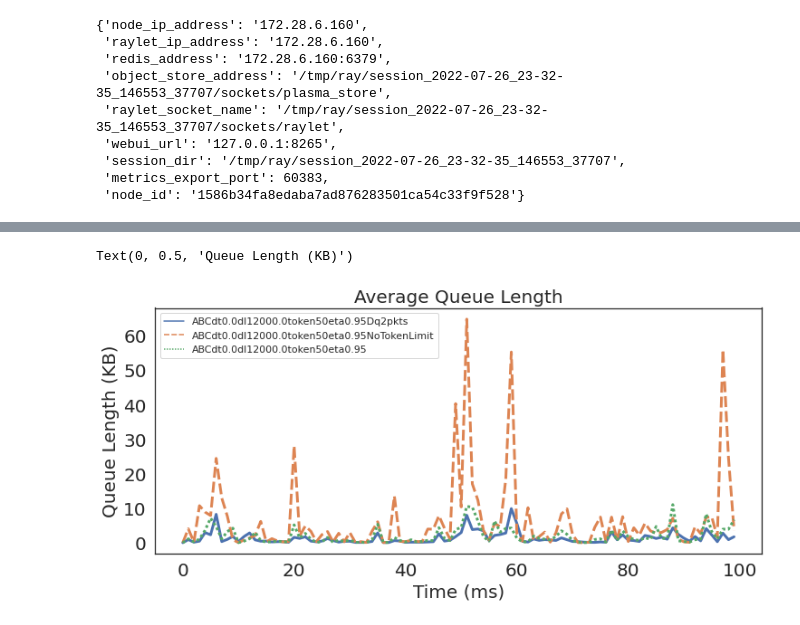
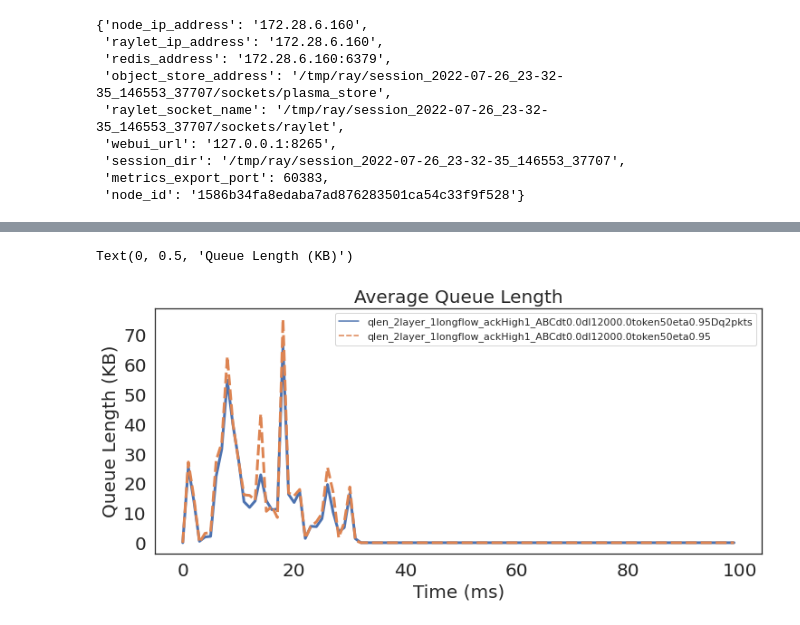
Before and after one commit to cxyzhao/High-Precision-Congestion-Control, a Jupyter notebook: cc_exp_ctrl.ipynb, the cells around one changed output, grey strips where cells are left out. Saved outputs shown, nothing was run; the diff lists cells and outputs as text; code cells hidden in the pictures.

```diff
--- a/cc_exp_ctrl.ipynb
+++ b/cc_exp_ctrl.ipynb
@@ -361,15 +392,17 @@ def get_avg_qlen(df):
 
 qlen_dir = "/home/cxyzhao/High-Precision-Congestion-Control/simulation/mix/"
 
-prefix = "qlen_2layer_FbHdp_distribution_n64_load0.6_t0.1_incast0_pattern0_ackHigh1_"
+
+prefix = "qlen_" + common_prefix + "_"
 qlen_name_lst = []
 for cc in configlst_to_namelst(cc_config_lst):
     qlen_name_lst.append(prefix+cc)
 
 df =pd.DataFrame()
+name_start_pos = 0
 for qlen_name in qlen_name_lst:
     qlen_file = qlen_dir + qlen_name + ".txt"
-    cc_name  = qlen_name[74:]
+    cc_name  = qlen_name[name_start_pos:]
     port_to_qlenDist = {}
     with open(qlen_file) as f:
         lines =f.readlines()
@@ -380,35 +413,35 @@ for qlen_name in qlen_name_lst:
                 lst = line.split()
                 lst = [int(i) for i in lst]
                 name = "switch{}port{}".format(lst[0], lst[1])
                 if name not in port_to_qlenDist.keys():
                     port_to_qlenDist[name] = []
                 port_to_qlenDist[name].append(lst[2:])
 
-    avg_qlen = get_avg_qlen(pd.DataFrame(port_to_qlenDist["switch64port20"]).T)
+    avg_qlen = get_avg_qlen(pd.DataFrame(port_to_qlenDist["switch64port2"]).T)
     avg_qlen.columns = [cc_name]
     df = pd.concat([df, avg_qlen])
 
 sns.set(rc={'figure.figsize':(12,5)})
 sns.set_style('white')
 
 #g.set_yticks([5000 * (i+1) for i in range(8)])
 
 #g.set_yticklabels(g.get_yticks(), size=20)
 plt.yticks(fontsize=20)
 plt.xticks(fontsize=20)
 
 df.columns = [single_str_translate(name) for name in df.columns]
 
 g= sns.lineplot(data=df, linewidth=3)
 
 g.set_title("Average Queue Length", fontsize = 20)
 g.set_xlabel("Time (ms)", fontsize = 20)
 g.set_ylabel("Queue Length (KB)", fontsize = 20)
 # plt.legend(bbox_to_anchor=(1.05, 1), loc=2, borderaxespad=0.)
 # plt.legend([],[], frameon=False)
 # %% [output]
 Text(0, 0.5, 'Queue Length (KB)')
-[figure, old version]
+[figure, new version]
 # %%
 import pandas as pd
 import seaborn as sns
```
Also changed, not shown: parts of 9 cells of this notebook, 3 other files.
